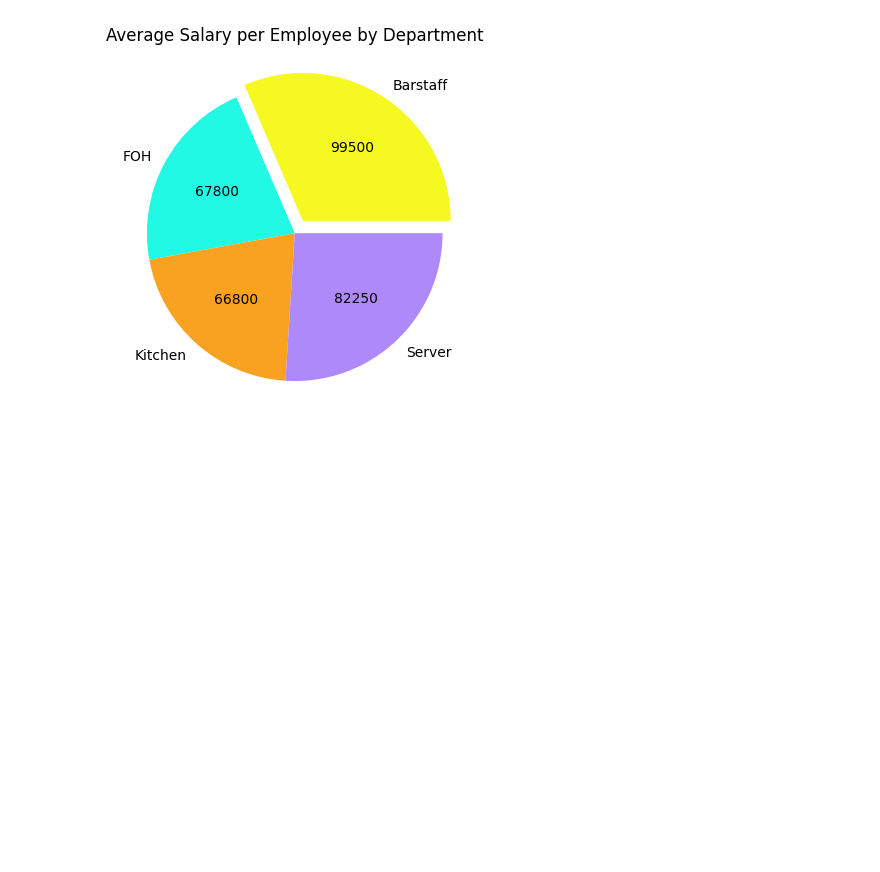
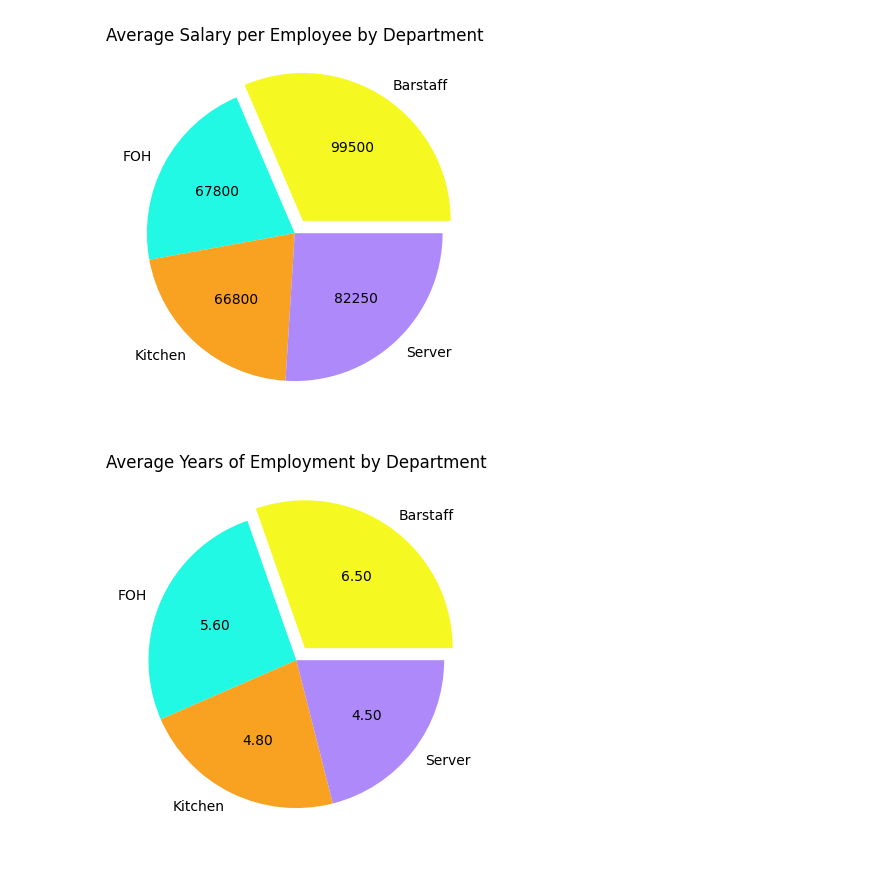
Before and after one commit to collinmfarmer/Mod2-Week4-Assign4, a Jupyter notebook: Plot_plot_plot.ipynb, the cells around one changed output. Drawn from its saved outputs; the diff is of its cells as text; code cells hidden in the pictures; blank space fills up the shorter version.

Commit message:
plot 7, pie chart, matplotlib

```diff
--- a/Plot_plot_plot.ipynb
+++ b/Plot_plot_plot.ipynb
@@ -142,3 +142,25 @@ plt.title("Average Salary per Employee by Department")
 plt.show()
 # %% [output]
 [figure]
+# %%
+grouped_dept_yrs = df.groupby("Department").agg({"Yrs of Employment" : "mean"})
+grouped_dept_yrs = grouped_dept_yrs.reset_index()
+grouped_dept_yrs
+
+
+#creatiing the lables for the chart
+
+labels = grouped_dept_yrs["Department"]
+sizes = grouped_dept_yrs["Yrs of Employment"]
+colors = ["#f5f921", "#21f9e5", "#f9a121", "#ae89fa"]
+explode = (0.1, 0, 0, 0)
+
+
+#Plot 7 is Pie chart of Average Years of Employment by Department in matplotlib
+
+plt.Figure(figsize=(4, 4))
+plt.pie(sizes, labels=labels, autopct=lambda x: '{:.2f}'.format(x/100*sum(grouped_dept_yrs["Yrs of Employment"])), colors=colors, startangle=360, explode=explode)
+plt.title("Average Years of Employment by Department")
+plt.show()
+# %% [output]
+[figure, added]
```
